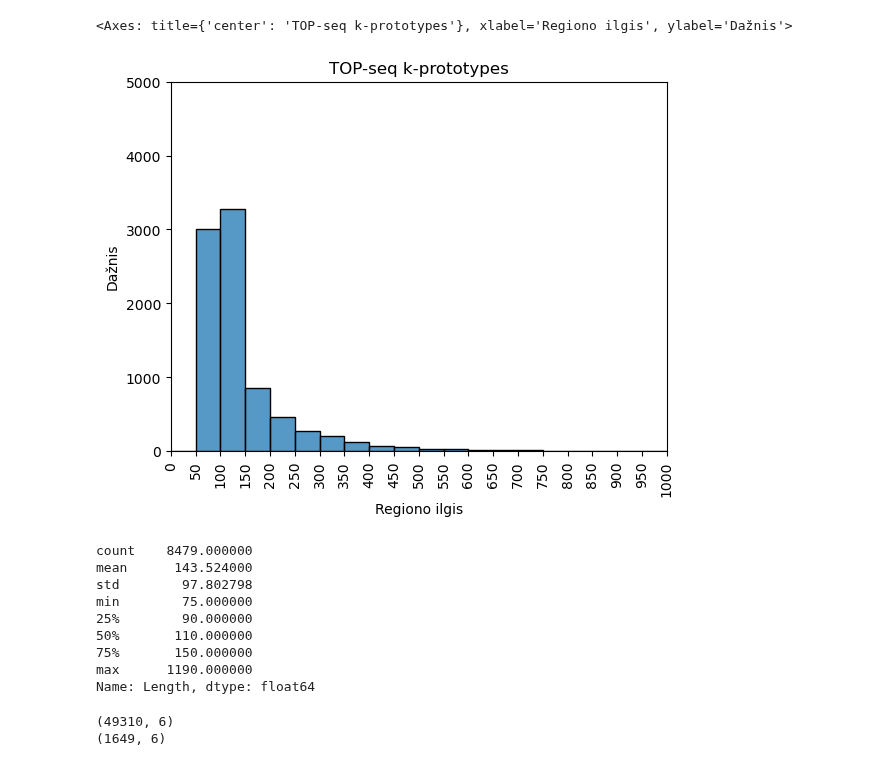
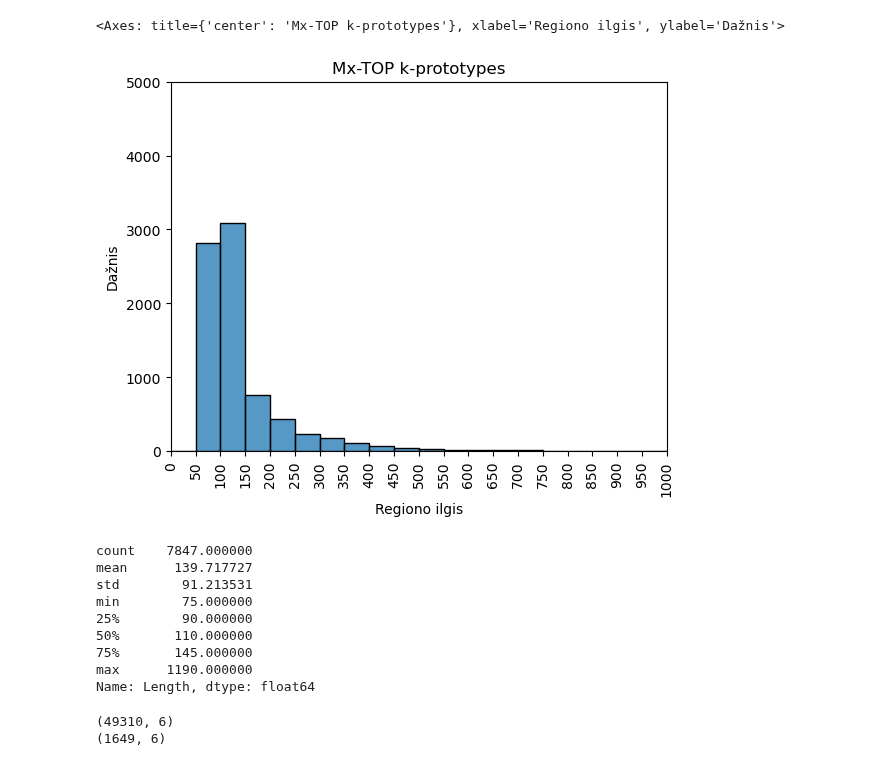
Before and after one commit to lu-kup/bio-baigiamasis, a Jupyter notebook: scripts/diagrams.ipynb, the cells around one changed output. Drawn from its saved outputs; the diff is of its cells as text; code cells hidden in the pictures.

```diff
--- a/scripts/diagrams.ipynb
+++ b/scripts/diagrams.ipynb
@@ -43,30 +43,30 @@ sns.histplot(data=df_dbscan, bins=bins, x="Length")
 # %%
-df_kprototypes = pd.read_csv("../outputs/final/ranges2_kprototypes.csv", sep='\t')
+df_kprototypes = pd.read_csv("../outputs/final2/ranges2_kprototypes.csv", sep='\t')
 # %%
 bins = np.arange(0, 1001, step=50)
 
 df_kprototypes['Length'] = df_kprototypes['End'] - df_kprototypes['Start']
 plt.xlim(0, 1000)
 plt.ylim(0, 5000)
 plt.xticks(bins, fontsize = 10, rotation='vertical')
-plt.title("TOP-seq k-prototypes")
+plt.title("Mx-TOP k-prototypes")
 plt.xlabel('Regiono ilgis')
 plt.ylabel('Dažnis')
 
 sns.histplot(data=df_kprototypes, bins=bins, x="Length")
 # %% [output]
-<Axes: title={'center': 'TOP-seq k-prototypes'}, xlabel='Regiono ilgis', ylabel='Dažnis'>
+<Axes: title={'center': 'Mx-TOP k-prototypes'}, xlabel='Regiono ilgis', ylabel='Dažnis'>
-[figure, old version]
+[figure, new version]
 # %%
 df_kprototypes['Length'].describe()
 # %% [output]
-count    8479.000000
-mean      143.524000
-std        97.802798
+count    7847.000000
+mean      139.717727
+std        91.213531
 min        75.000000
 25%        90.000000
 50%       110.000000
-75%       150.000000
+75%       145.000000
 max      1190.000000
 Name: Length, dtype: float64
 # %%
```
Also changed, not shown: parts of 23 cells of this notebook, 4 other files.
